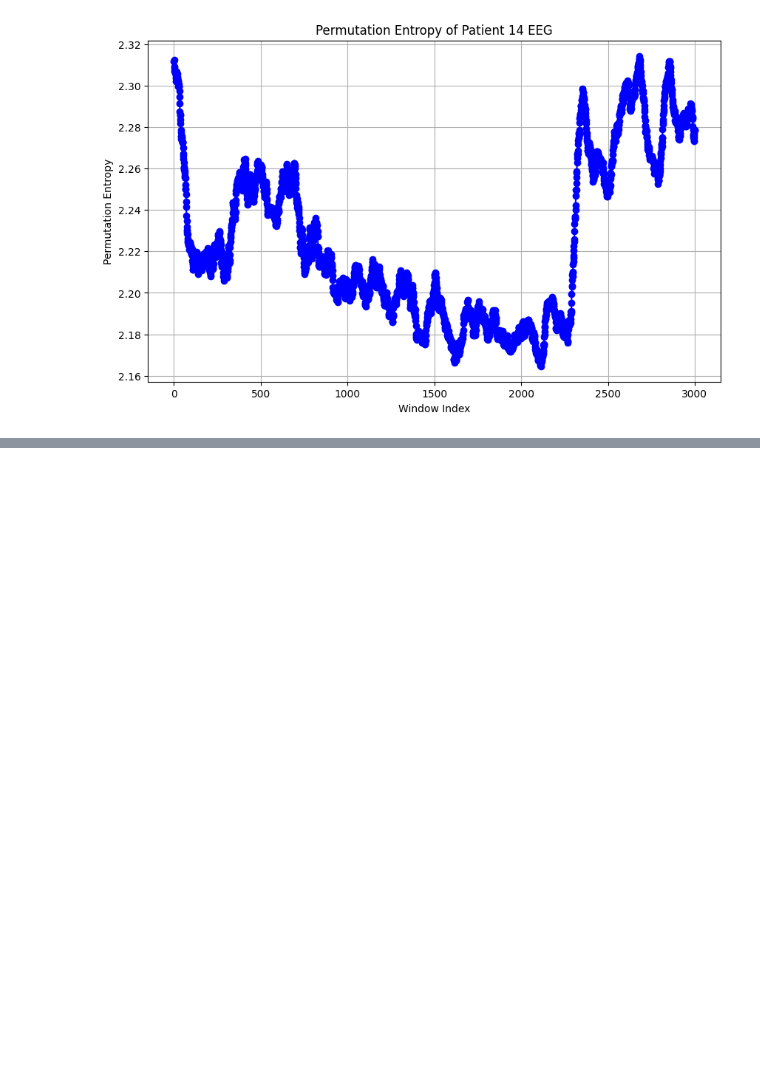
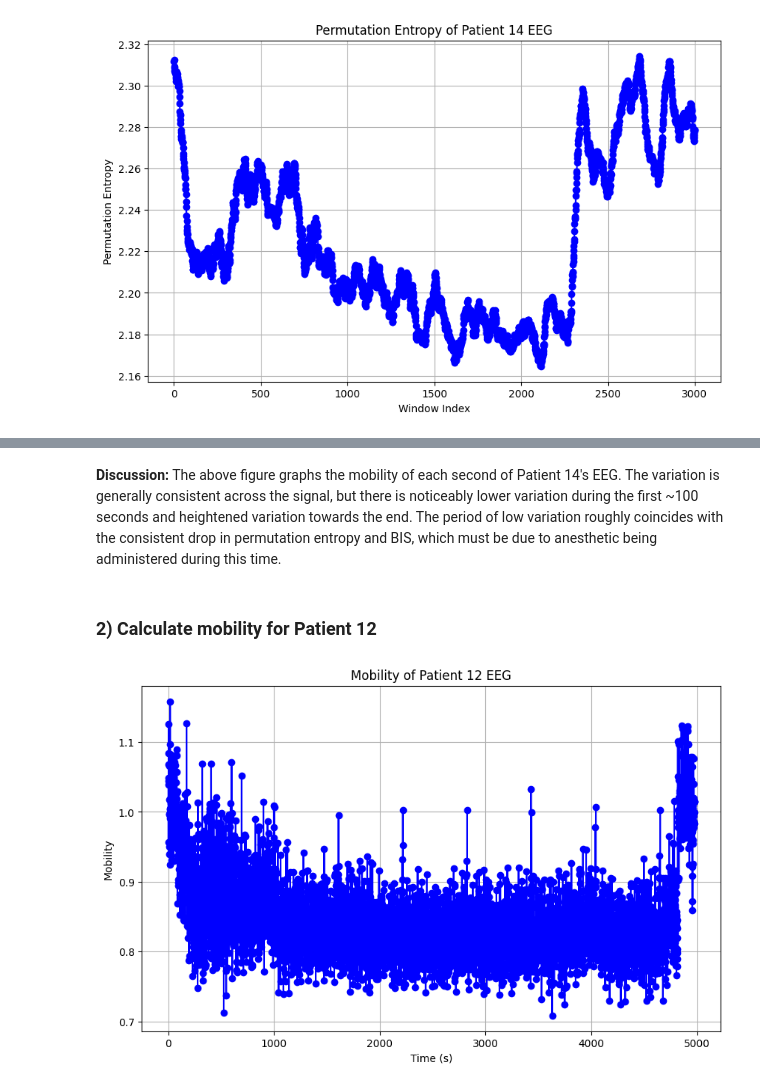
Before and after one commit to meyy26/Research-Project, a Jupyter notebook: Patient14.ipynb, the cells around one changed output, grey strips where cells are left out. Saved outputs shown, nothing was run; the diff lists cells and outputs as text; code cells hidden in the pictures; blank space fills up the shorter version.

```diff
--- a/Patient14.ipynb
+++ b/Patient14.ipynb
@@ -113,0 +124,38 @@ plt.show()
+# %% [markdown]
+**Discussion:**
+The above figure graphs the mobility of each second of Patient 14's EEG. The variation is generally consistent across the signal, but there is noticeably lower variation during the first ~100 seconds and heightened variation towards the end. The period of low variation roughly coincides with the consistent drop in permutation entropy and BIS, which must be due to anesthetic being administered during this time.
+# %% [markdown]
+### 2) Calculate mobility for Patient 12
+# %%
+# Load Patient 12 data
+eeg_data_patient12 = np.loadtxt('D:\\users\\meyy2\\Documents\\University 2024 - Year 2\\Research Project\\Patient 12 EEG data.txt')
+bis_patient12 = np.loadtxt('D:\\users\\meyy2\\Documents\\University 2024 - Year 2\\Research Project\\Patient 12 BIS.txt')
+
+# Apply filters for each band for Patient 12
+delta_band_patient12 = band_filter(eeg_data_patient12, 0.5, 4, fs) # 0.5 to 4 Hz
+theta_band_patient12 = band_filter(eeg_data_patient12, 4, 8, fs) # 4 to 8 Hz
+alpha_band_patient12 = band_filter(eeg_data_patient12, 8, 13, fs) # 8 to 13 Hz
+beta_band_patient12 = band_filter(eeg_data_patient12, 13, 30, fs) # 13 to 30 Hz
+gamma_band_patient12 = band_filter(eeg_data_patient12, 30, 63, fs) # 30 to 63 Hz (within Nyquist range)
+
+# Split beta band into 1-second windows
+mobility_windows_patient12 = moving_window(beta_band_patient12, 1, 1, fs)
+
+# Calculate mobility for each second
+mobility_values_patient12 = []
+for window in mobility_windows_patient12:
+    m = calculate_mobility(window)
+    mobility_values_patient12.append(m)
+
+mobility_values_patient12 = np.array(mobility_values_patient12)
+
+# Plot mobility
+plt.figure(figsize=(10, 6))
+plt.plot(mobility_values_patient12, marker='o', linestyle='-', color='b')
+plt.title('Mobility of Patient 12 EEG')
+plt.xlabel('Time (s)')
+plt.ylabel('Mobility')
+plt.grid(True)
+plt.show()
+# %% [output]
+[figure, added]
```
Also changed, not shown: parts of 21 cells of this notebook.
